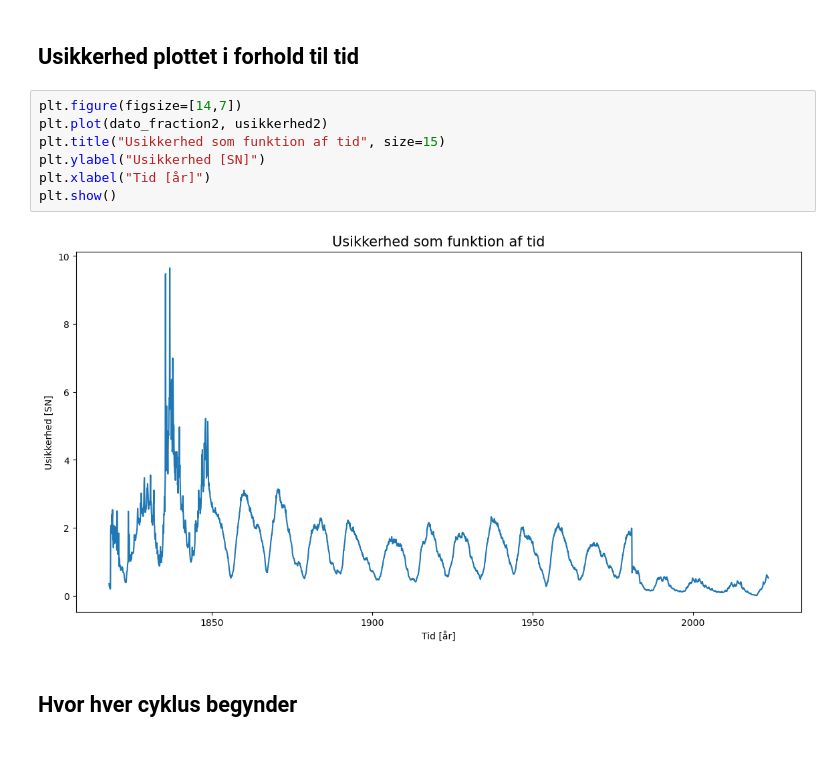
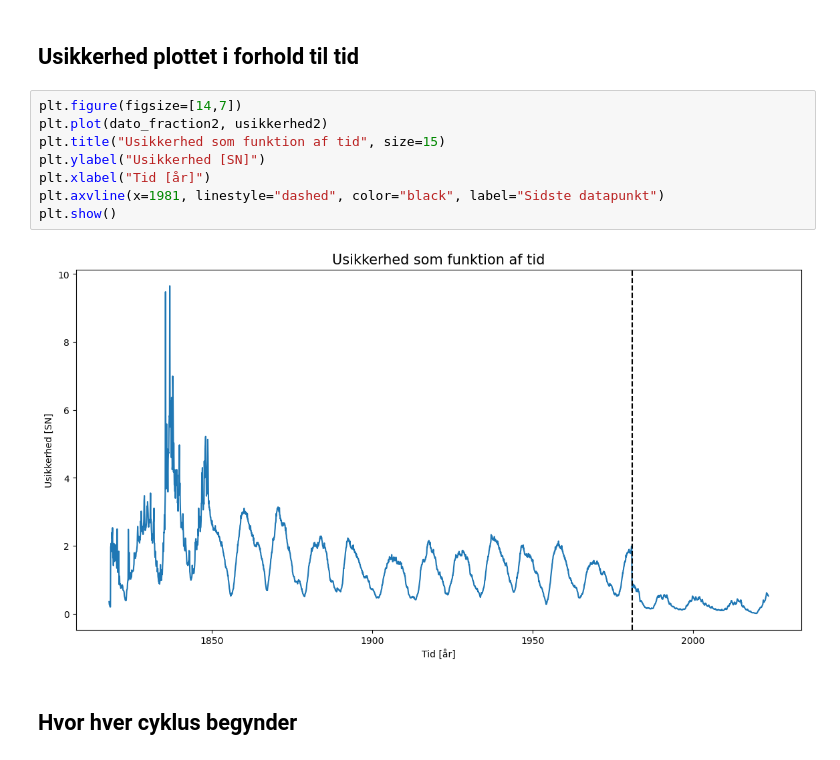
Before and after one commit to Focus9752/Solpletter_projekt, a Jupyter notebook: Scuffed stuff/13 months smooth.ipynb, the cells around one changed output. Saved outputs shown, nothing was run; the diff lists cells and outputs as text.

```diff
--- a/Scuffed stuff/13 months smooth.ipynb
+++ b/Scuffed stuff/13 months smooth.ipynb
@@ -124,12 +124,13 @@ plt.show()
 # %%
 plt.figure(figsize=[14,7])
 plt.plot(dato_fraction2, usikkerhed2)
 plt.title("Usikkerhed som funktion af tid", size=15)
 plt.ylabel("Usikkerhed [SN]")
 plt.xlabel("Tid [år]")
+plt.axvline(x=1981, linestyle="dashed", color="black", label="Sidste datapunkt")
 plt.show()
 # %% [output]
-[figure, old version]
+[figure, new version]
 # %% [markdown]
 ## Hvor hver cyklus begynder
 # %%
```
Also changed, not shown: parts of 1 cell of this notebook, 5 other files.
